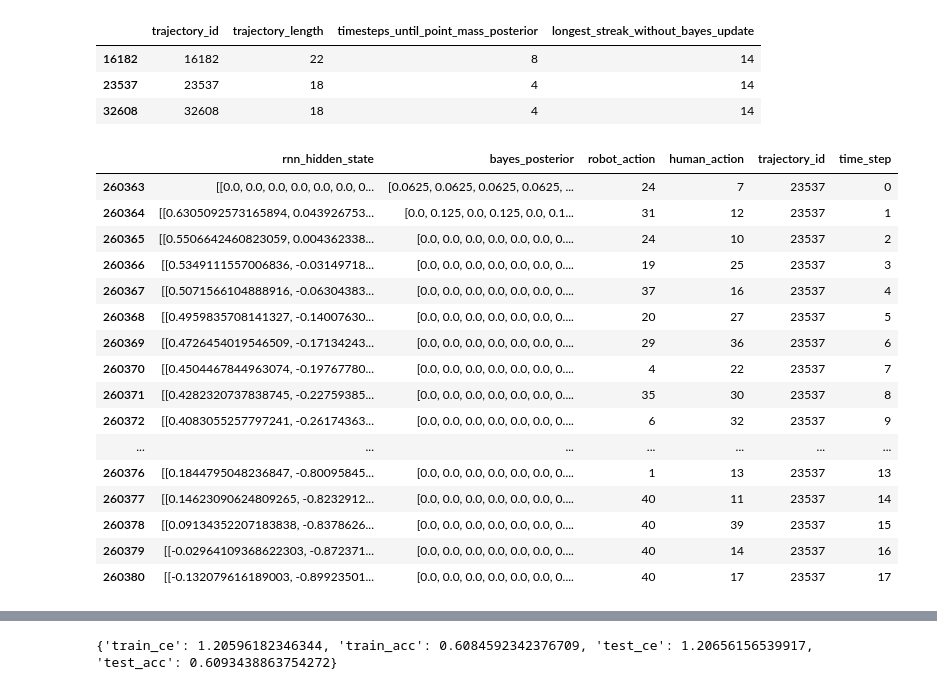
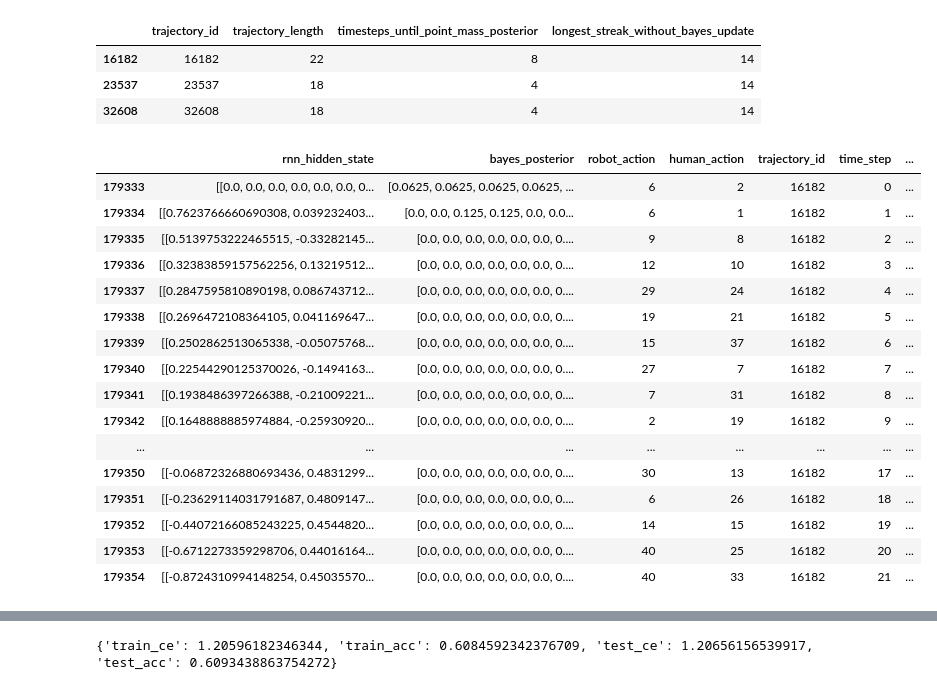
Before and after one commit to juan-lievano/pobax, a Jupyter notebook: scripts/bayesian_posterior_probe/statistics_on_trajectories.ipynb, the cells around one changed output, grey strips where cells are left out. Saved outputs shown, nothing was run; the diff lists cells and outputs as text; code cells hidden in the pictures.

```diff
--- a/scripts/bayesian_posterior_probe/statistics_on_trajectories.ipynb
+++ b/scripts/bayesian_posterior_probe/statistics_on_trajectories.ipynb
@@ -117,22 +118,22 @@ stats[stats['longest_streak_without_bayes_update'] > 13]
 | 23537 | 23537 | 18 | 4 | 14 |
 | 32608 | 32608 | 18 | 4 | 14 |
 # %%
-df[df['trajectory_id'] == 23537]
+df[df['trajectory_id'] == 16182]
 # %% [output]
-|  | rnn_hidden_state | bayes_posterior | robot_action | human_action | trajectory_id | time_step |
-| 260363 | [[0.0, 0.0, 0.0, 0.0, 0.0, 0.0, 0... | [0.0625, 0.0625, 0.0625, 0.0625, ... | 24 | 7 | 23537 | 0 |
-| 260364 | [[0.6305092573165894, 0.043926753... | [0.0, 0.125, 0.0, 0.125, 0.0, 0.1... | 31 | 12 | 23537 | 1 |
-| 260365 | [[0.5506642460823059, 0.004362338... | [0.0, 0.0, 0.0, 0.0, 0.0, 0.0, 0.... | 24 | 10 | 23537 | 2 |
-| 260366 | [[0.5349111557006836, -0.03149718... | [0.0, 0.0, 0.0, 0.0, 0.0, 0.0, 0.... | 19 | 25 | 23537 | 3 |
-| 260367 | [[0.5071566104888916, -0.06304383... | [0.0, 0.0, 0.0, 0.0, 0.0, 0.0, 0.... | 37 | 16 | 23537 | 4 |
-| 260368 | [[0.4959835708141327, -0.14007630... | [0.0, 0.0, 0.0, 0.0, 0.0, 0.0, 0.... | 20 | 27 | 23537 | 5 |
-| 260369 | [[0.4726454019546509, -0.17134243... | [0.0, 0.0, 0.0, 0.0, 0.0, 0.0, 0.... | 29 | 36 | 23537 | 6 |
-| 260370 | [[0.4504467844963074, -0.19767780... | [0.0, 0.0, 0.0, 0.0, 0.0, 0.0, 0.... | 4 | 22 | 23537 | 7 |
-| 260371 | [[0.4282320737838745, -0.22759385... | [0.0, 0.0, 0.0, 0.0, 0.0, 0.0, 0.... | 35 | 30 | 23537 | 8 |
-| 260372 | [[0.4083055257797241, -0.26174363... | [0.0, 0.0, 0.0, 0.0, 0.0, 0.0, 0.... | 6 | 32 | 23537 | 9 |
-| ... | ... | ... | ... | ... | ... | ... |
-| 260376 | [[0.1844795048236847, -0.80095845... | [0.0, 0.0, 0.0, 0.0, 0.0, 0.0, 0.... | 1 | 13 | 23537 | 13 |
-| 260377 | [[0.14623090624809265, -0.8232912... | [0.0, 0.0, 0.0, 0.0, 0.0, 0.0, 0.... | 40 | 11 | 23537 | 14 |
-| 260378 | [[0.09134352207183838, -0.8378626... | [0.0, 0.0, 0.0, 0.0, 0.0, 0.0, 0.... | 40 | 39 | 23537 | 15 |
-| 260379 | [[-0.02964109368622303, -0.872371... | [0.0, 0.0, 0.0, 0.0, 0.0, 0.0, 0.... | 40 | 14 | 23537 | 16 |
-| 260380 | [[-0.132079616189003, -0.89923501... | [0.0, 0.0, 0.0, 0.0, 0.0, 0.0, 0.... | 40 | 17 | 23537 | 17 |
+|  | rnn_hidden_state | bayes_posterior | robot_action | human_action | trajectory_id | time_step | ... |
+| 179333 | [[0.0, 0.0, 0.0, 0.0, 0.0, 0.0, 0... | [0.0625, 0.0625, 0.0625, 0.0625, ... | 6 | 2 | 16182 | 0 | ... |
+| 179334 | [[0.7623766660690308, 0.039232403... | [0.0, 0.0, 0.125, 0.125, 0.0, 0.0... | 6 | 1 | 16182 | 1 | ... |
+| 179335 | [[0.5139753222465515, -0.33282145... | [0.0, 0.0, 0.0, 0.0, 0.0, 0.0, 0.... | 9 | 8 | 16182 | 2 | ... |
+| 179336 | [[0.32383859157562256, 0.13219512... | [0.0, 0.0, 0.0, 0.0, 0.0, 0.0, 0.... | 12 | 10 | 16182 | 3 | ... |
+| 179337 | [[0.2847595810890198, 0.086743712... | [0.0, 0.0, 0.0, 0.0, 0.0, 0.0, 0.... | 29 | 24 | 16182 | 4 | ... |
+| 179338 | [[0.2696472108364105, 0.041169647... | [0.0, 0.0, 0.0, 0.0, 0.0, 0.0, 0.... | 19 | 21 | 16182 | 5 | ... |
+| 179339 | [[0.2502862513065338, -0.05075768... | [0.0, 0.0, 0.0, 0.0, 0.0, 0.0, 0.... | 15 | 37 | 16182 | 6 | ... |
+| 179340 | [[0.22544290125370026, -0.1494163... | [0.0, 0.0, 0.0, 0.0, 0.0, 0.0, 0.... | 27 | 7 | 16182 | 7 | ... |
+| 179341 | [[0.1938486397266388, -0.21009221... | [0.0, 0.0, 0.0, 0.0, 0.0, 0.0, 0.... | 7 | 31 | 16182 | 8 | ... |
+| 179342 | [[0.1648888885974884, -0.25930920... | [0.0, 0.0, 0.0, 0.0, 0.0, 0.0, 0.... | 2 | 19 | 16182 | 9 | ... |
+| ... | ... | ... | ... | ... | ... | ... | ... |
+| 179350 | [[-0.06872326880693436, 0.4831299... | [0.0, 0.0, 0.0, 0.0, 0.0, 0.0, 0.... | 30 | 13 | 16182 | 17 | ... |
+| 179351 | [[-0.23629114031791687, 0.4809147... | [0.0, 0.0, 0.0, 0.0, 0.0, 0.0, 0.... | 6 | 26 | 16182 | 18 | ... |
+| 179352 | [[-0.44072166085243225, 0.4544820... | [0.0, 0.0, 0.0, 0.0, 0.0, 0.0, 0.... | 14 | 15 | 16182 | 19 | ... |
+| 179353 | [[-0.6712273359298706, 0.44016164... | [0.0, 0.0, 0.0, 0.0, 0.0, 0.0, 0.... | 40 | 25 | 16182 | 20 | ... |
+| 179354 | [[-0.8724310994148254, 0.45035570... | [0.0, 0.0, 0.0, 0.0, 0.0, 0.0, 0.... | 40 | 33 | 16182 | 21 | ... |
```
Also changed, not shown: parts of 10 cells of this notebook.
